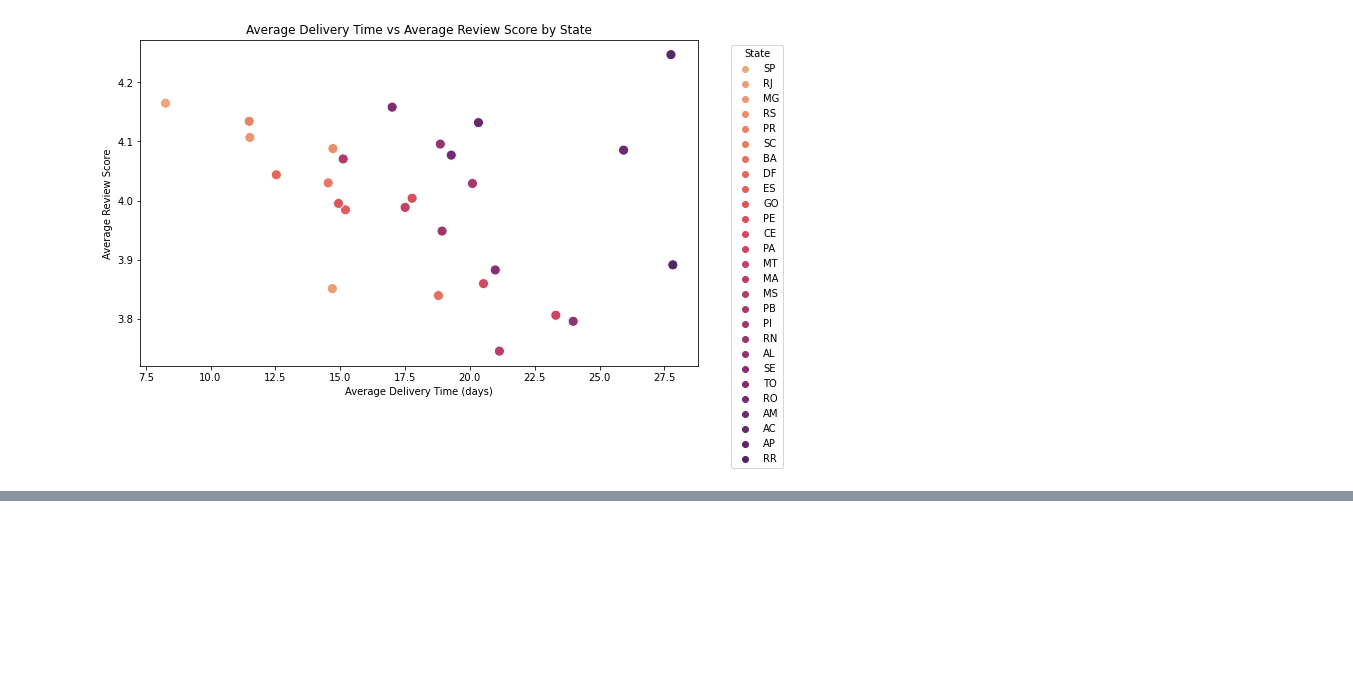
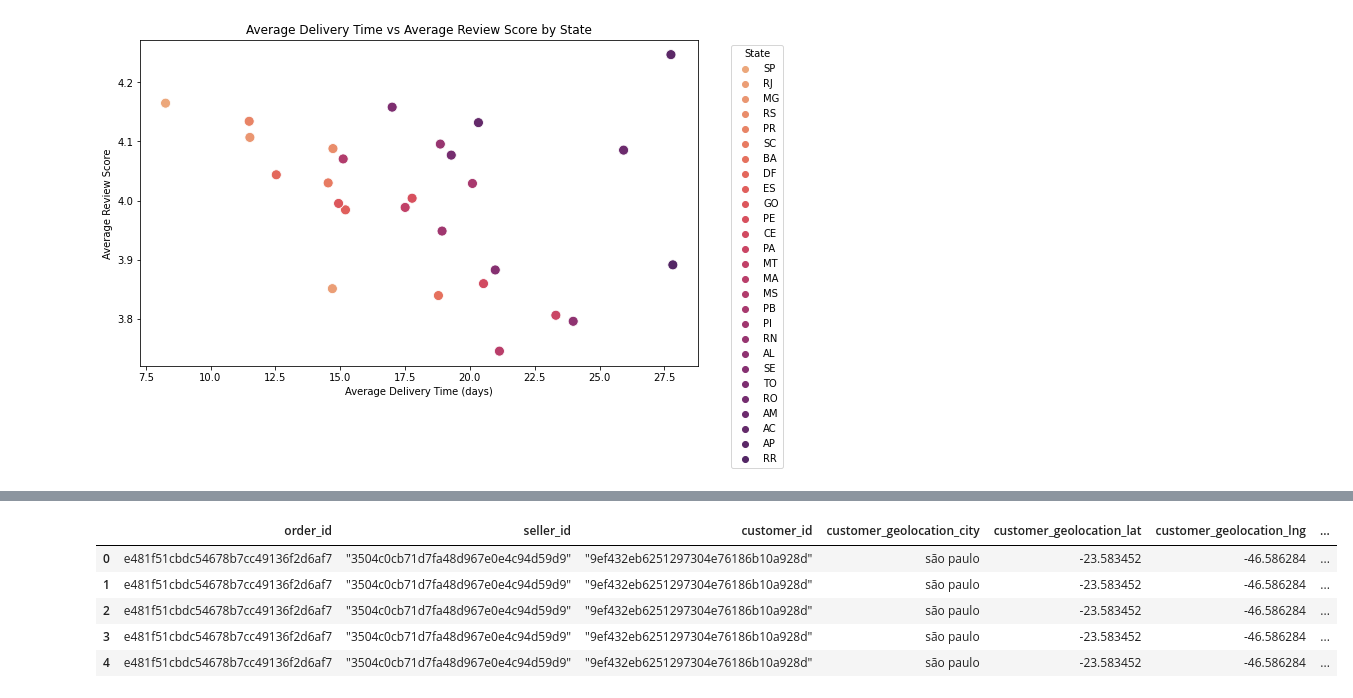
Before and after one commit to justinm329/ads_508_team_project_test, a Jupyter notebook: rahat_database.ipynb, the cells around one changed output, grey strips where cells are left out. Saved outputs shown, nothing was run; the diff lists cells and outputs as text; code cells hidden in the pictures; blank space fills up the shorter version.

```diff
--- a/rahat_database.ipynb
+++ b/rahat_database.ipynb
@@ -444,0 +532,40 @@ plt.show()
+# %%
+query1 =  """
+SELECT
+    o.order_id,
+    oi.seller_id,
+    o.customer_id,
+    c_geolocation.geolocation_city AS customer_geolocation_city,
+    c_geolocation.geolocation_lat AS customer_geolocation_lat,
+    c_geolocation.geolocation_lng AS customer_geolocation_lng,
+    c_geolocation.geolocation_state AS customer_geolocation_state,
+    s_geolocation.geolocation_city AS seller_geolocation_city,
+    s_geolocation.geolocation_lat AS seller_geolocation_lat,
+    s_geolocation.geolocation_lng AS seller_geolocation_lng,
+    s_geolocation.geolocation_state AS seller_geolocation_state
+FROM
+    ads_508_team_5_logistic.orders_table o
+INNER JOIN
+    ads_508_team_5_logistic.order_items_table oi ON o.order_id = oi.order_id
+INNER JOIN
+    ads_508_team_5_logistic.customers_table c ON o.customer_id = c.customer_id
+INNER JOIN
+    ads_508_team_5_logistic.geolocation_table c_geolocation ON c.customer_zip_code_prefix = c_geolocation.geolocation_zip_code_prefix
+INNER JOIN
+    ads_508_team_5_logistic.sellers_table s ON oi.seller_id = s.seller_id
+INNER JOIN
+    ads_508_team_5_logistic.geolocation_table s_geolocation ON s.seller_zip_code_prefix = s_geolocation.geolocation_zip_code_prefix
+WHERE
+    c_geolocation.geolocation_state = 'SP'
+LIMIT 100;
+
+"""
+df = pd.read_sql(query1,conn)
+df.head()
+# %% [output]
+|  | order_id | seller_id | customer_id | customer_geolocation_city | customer_geolocation_lat | customer_geolocation_lng | ... |
+| 0 | e481f51cbdc54678b7cc49136f2d6af7 | "3504c0cb71d7fa48d967e0e4c94d59d9" | "9ef432eb6251297304e76186b10a928d" | são paulo | -23.583452 | -46.586284 | ... |
+| 1 | e481f51cbdc54678b7cc49136f2d6af7 | "3504c0cb71d7fa48d967e0e4c94d59d9" | "9ef432eb6251297304e76186b10a928d" | são paulo | -23.583452 | -46.586284 | ... |
+| 2 | e481f51cbdc54678b7cc49136f2d6af7 | "3504c0cb71d7fa48d967e0e4c94d59d9" | "9ef432eb6251297304e76186b10a928d" | são paulo | -23.583452 | -46.586284 | ... |
+| 3 | e481f51cbdc54678b7cc49136f2d6af7 | "3504c0cb71d7fa48d967e0e4c94d59d9" | "9ef432eb6251297304e76186b10a928d" | são paulo | -23.583452 | -46.586284 | ... |
+| 4 | e481f51cbdc54678b7cc49136f2d6af7 | "3504c0cb71d7fa48d967e0e4c94d59d9" | "9ef432eb6251297304e76186b10a928d" | são paulo | -23.583452 | -46.586284 | ... |
```
Also changed, not shown: parts of 26 cells of this notebook.
